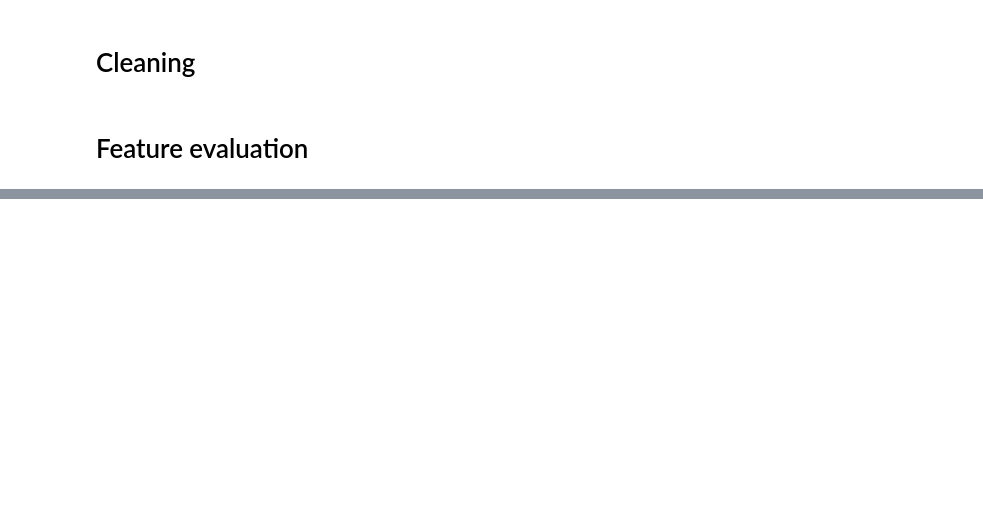
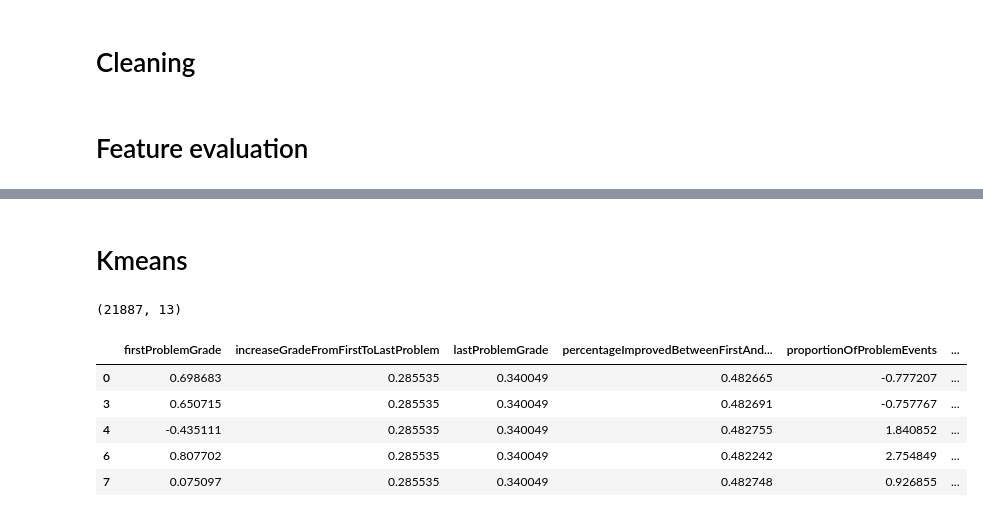
Before and after one commit to lfaucon/ada-project, a Jupyter notebook: feature_analysis_pandas.ipynb, the cells around one changed output, grey strips where cells are left out. Cells and saved outputs as stored; diff of their text form; code cells hidden in the pictures; blank space fills up the shorter version.

```diff
--- a/feature_analysis_pandas.ipynb
+++ b/feature_analysis_pandas.ipynb
@@ -45,0 +58,25 @@ plt.scatter(df[x],df[y])
+# %% [markdown]
+# Kmeans
+# %%
+FEATURES = list(df.columns)
+
+FEATURE_AVG = {}
+FEATURE_STD = {}
+for feature in FEATURES:
+    FEATURE_AVG[feature] = df[feature].mean()
+    FEATURE_STD[feature] = df[feature].std()
+
+df_kmeans = pd.DataFrame([])
+for feature in FEATURES:
+    df_kmeans[feature] = df[feature].apply(lambda x: (x-FEATURE_AVG[feature])/FEATURE_STD[feature])
+
+print(df_kmeans.shape)
+df_kmeans.head()
+# %% [output]
+(21887, 13)
+|  | firstProblemGrade | increaseGradeFromFirstToLastProblem | lastProblemGrade | percentageImprovedBetweenFirstAnd... | proportionOfProblemEvents | ... |
+| 0 | 0.698683 | 0.285535 | 0.340049 | 0.482665 | -0.777207 | ... |
+| 3 | 0.650715 | 0.285535 | 0.340049 | 0.482691 | -0.757767 | ... |
+| 4 | -0.435111 | 0.285535 | 0.340049 | 0.482755 | 1.840852 | ... |
+| 6 | 0.807702 | 0.285535 | 0.340049 | 0.482242 | 2.754849 | ... |
+| 7 | 0.075097 | 0.285535 | 0.340049 | 0.482748 | 0.926855 | ... |
```
Also changed, not shown: parts of 15 cells of this notebook, 2 other files.
